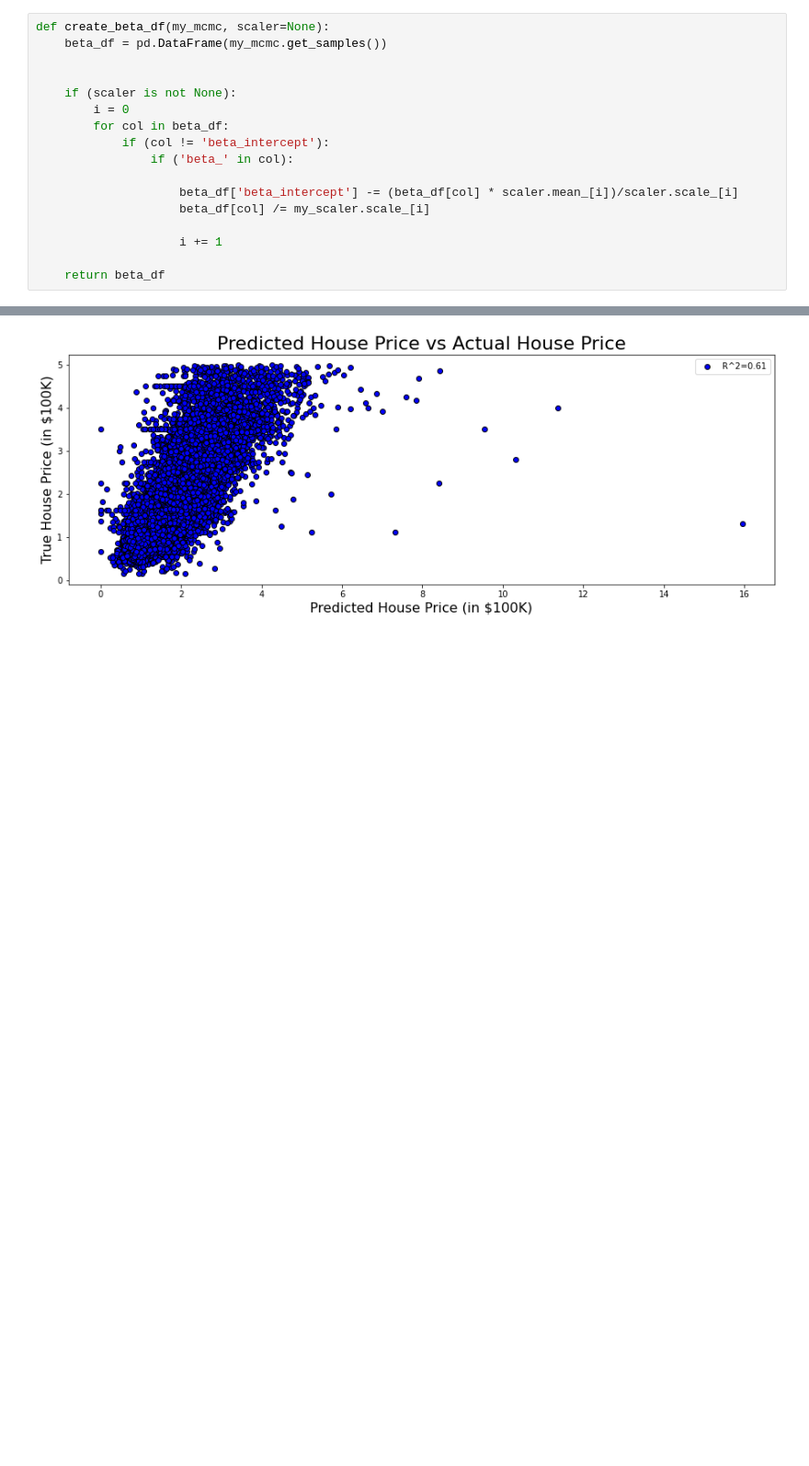
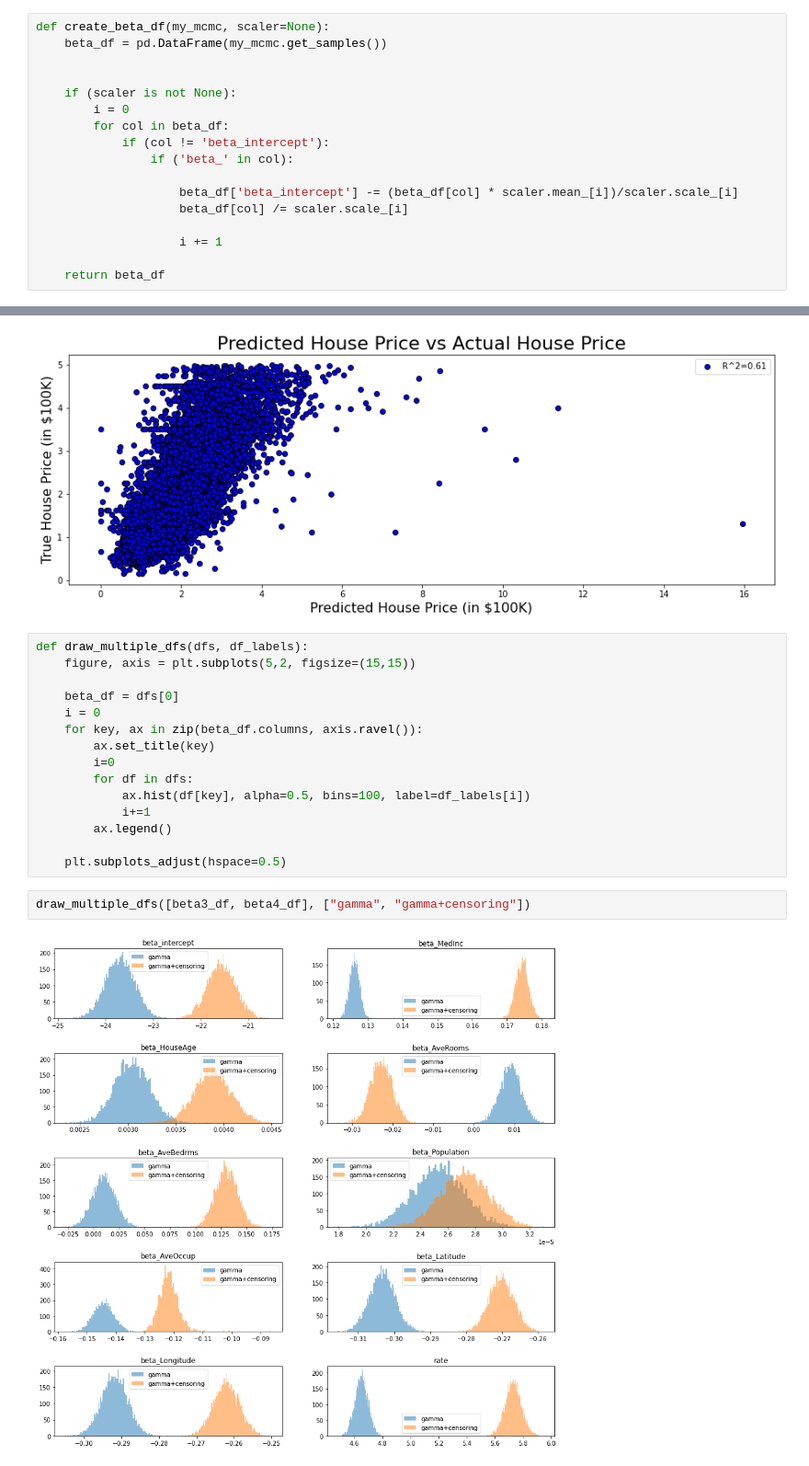
Before and after one commit to bshabashFD/Project-Chronos, a Jupyter notebook: Pyro Tutorial Linear Regression/Pyro Linear Regression.ipynb, the cells around one changed output, grey strips where cells are left out. Shown at 92% size. Saved outputs shown, nothing was run; the diff lists cells and outputs as text; blank space fills up the shorter version.

```diff
--- a/Pyro Tutorial Linear Regression/Pyro Linear Regression.ipynb
+++ b/Pyro Tutorial Linear Regression/Pyro Linear Regression.ipynb
@@ -202,7 +202,7 @@ def create_beta_df(my_mcmc, scaler=None):
                 if ('beta_' in col):
 
                     beta_df['beta_intercept'] -= (beta_df[col] * scaler.mean_[i])/scaler.scale_[i]
-                    beta_df[col] /= my_scaler.scale_[i]
+                    beta_df[col] /= scaler.scale_[i]
 
                     i += 1
 
@@ -566,3 +566,22 @@ plt.legend()
 plt.show()
 # %% [output]
 [figure]
+# %%
+def draw_multiple_dfs(dfs, df_labels):
+    figure, axis = plt.subplots(5,2, figsize=(15,15))
+
+    beta_df = dfs[0]
+    i = 0
+    for key, ax in zip(beta_df.columns, axis.ravel()):
+        ax.set_title(key)
+        i=0
+        for df in dfs:
+            ax.hist(df[key], alpha=0.5, bins=100, label=df_labels[i])
+            i+=1
+        ax.legend()
+
+    plt.subplots_adjust(hspace=0.5)
+# %%
+draw_multiple_dfs([beta3_df, beta4_df], ["gamma", "gamma+censoring"])
+# %% [output]
+[figure, added]
```
Also changed, not shown: parts of 11 cells of this notebook.
